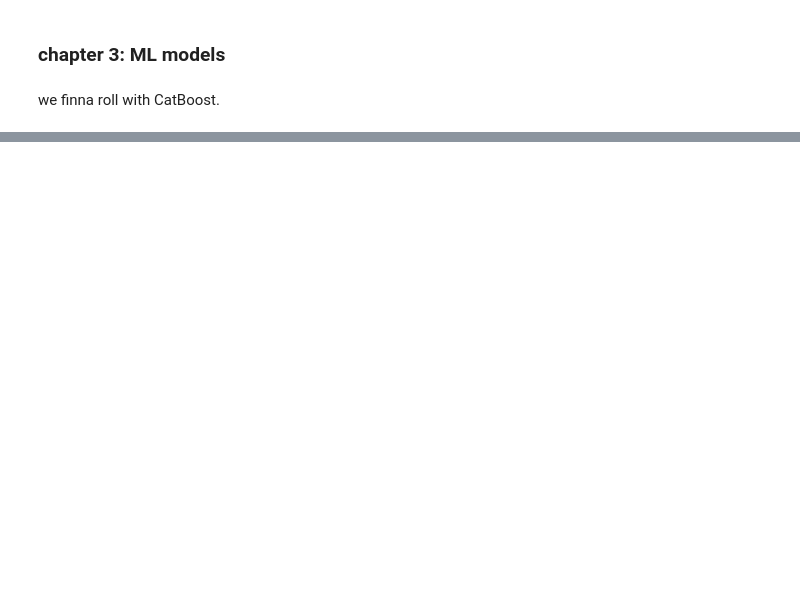
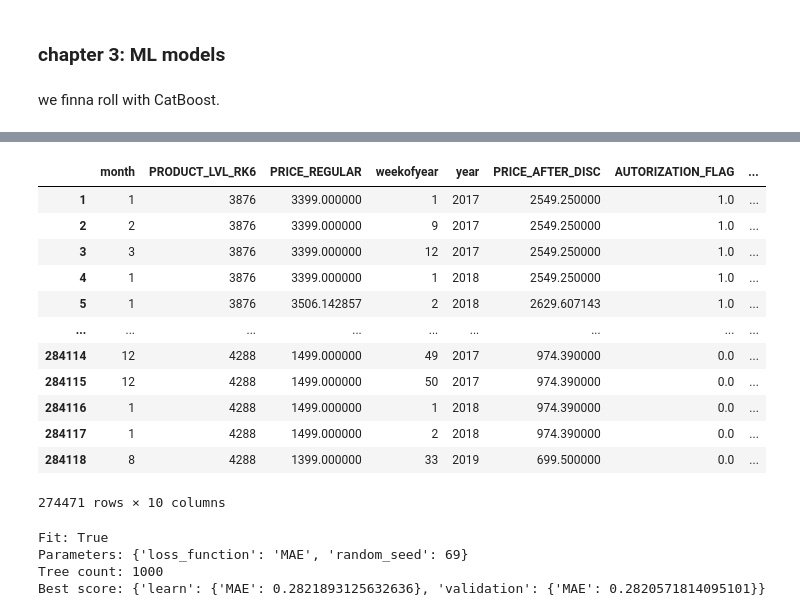
Before and after one commit to tane-superior/retail-demand-forecast, a Jupyter notebook: proj.ipynb, the cells around one changed output, grey strips where cells are left out. Drawn from its saved outputs; the diff is of its cells as text; code cells hidden in the pictures; blank space fills up the shorter version.

```diff
--- a/proj.ipynb
+++ b/proj.ipynb
@@ -604,0 +617,16 @@ ModuleNotFoundError: No module named 'catboost'
+# %%
+nonnandf[featureset]
+# %% [output]
+|  | month | PRODUCT_LVL_RK6 | PRICE_REGULAR | weekofyear | year | PRICE_AFTER_DISC | AUTORIZATION_FLAG | ... |
+| 1 | 1 | 3876 | 3399.000000 | 1 | 2017 | 2549.250000 | 1.0 | ... |
+| 2 | 2 | 3876 | 3399.000000 | 9 | 2017 | 2549.250000 | 1.0 | ... |
+| 3 | 3 | 3876 | 3399.000000 | 12 | 2017 | 2549.250000 | 1.0 | ... |
+| 4 | 1 | 3876 | 3399.000000 | 1 | 2018 | 2549.250000 | 1.0 | ... |
+| 5 | 1 | 3876 | 3506.142857 | 2 | 2018 | 2629.607143 | 1.0 | ... |
+| ... | ... | ... | ... | ... | ... | ... | ... | ... |
+| 284114 | 12 | 4288 | 1499.000000 | 49 | 2017 | 974.390000 | 0.0 | ... |
+| 284115 | 12 | 4288 | 1499.000000 | 50 | 2017 | 974.390000 | 0.0 | ... |
+| 284116 | 1 | 4288 | 1499.000000 | 1 | 2018 | 974.390000 | 0.0 | ... |
+| 284117 | 1 | 4288 | 1499.000000 | 2 | 2018 | 974.390000 | 0.0 | ... |
+| 284118 | 8 | 4288 | 1399.000000 | 33 | 2019 | 699.500000 | 0.0 | ... |
+274471 rows × 10 columns
@@ -604,0 +637,24 @@ ModuleNotFoundError: No module named 'catboost'
+# %%
+from catboost import CatBoostRegressor, Pool, metrics, cv
+from sklearn.metrics import accuracy_score
+
+catbust = CatBoostRegressor(
+    loss_function='MAE',
+    random_seed=69,
+)
+
+catbust.fit(X_train, y_train,
+        cat_features=catfeat,
+        eval_set=(X_val, y_val),
+        verbose=False
+)
+
+print(f"Fit: {catbust.is_fitted()}")
+print(f'Parameters: {catbust.get_params()}')
+print(f"Tree count: {catbust.tree_count_}")
+print(f"Best score: {catbust.get_best_score()}")
+# %% [output]
+Fit: True
+Parameters: {'loss_function': 'MAE', 'random_seed': 69}
+Tree count: 1000
+Best score: {'learn': {'MAE': 0.2821893125632636}, 'validation': {'MAE': 0.2820571814095101}}
```
Also changed, not shown: parts of 18 cells of this notebook.
